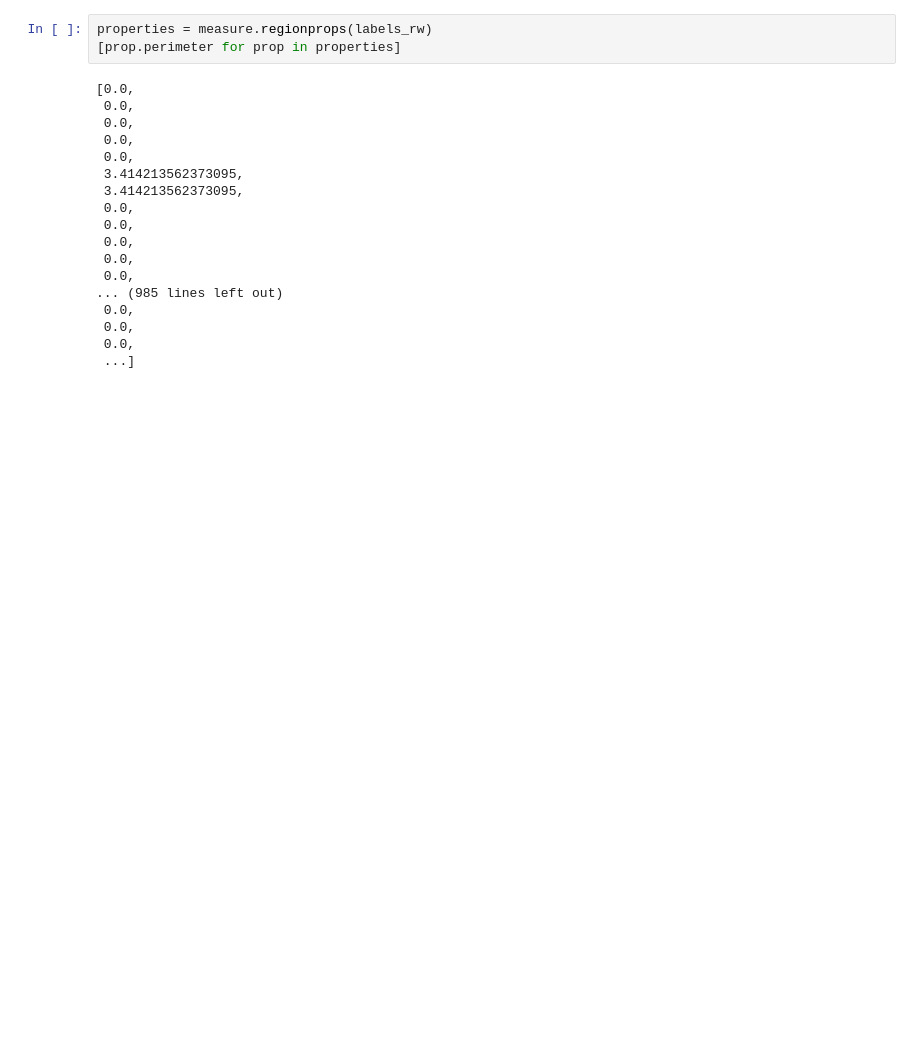
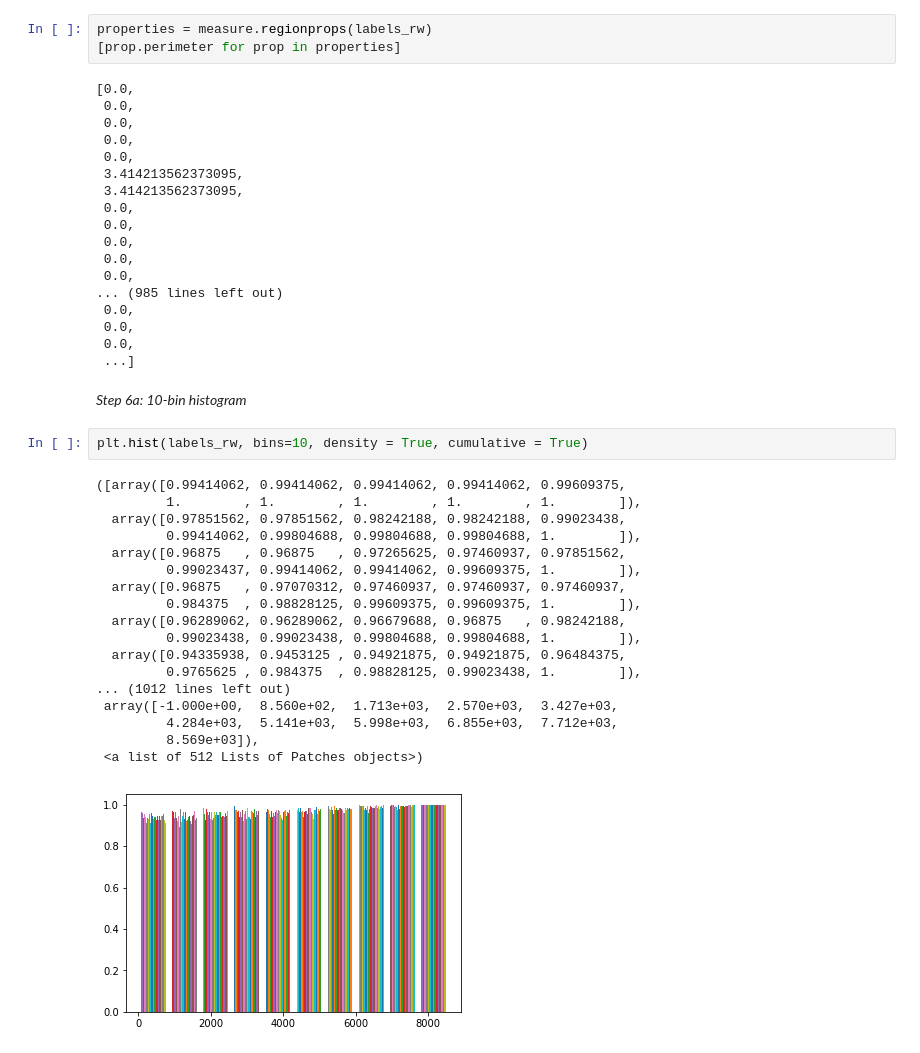
Before and after one commit to hhelmbre/Rockstar-Lifestyle, a Jupyter notebook: examples/Object-Statistics.ipynb, the cells around one changed output. Drawn from its saved outputs; the diff is of its cells as text; blank space fills up the shorter version.

```diff
--- a/examples/Object-Statistics.ipynb
+++ b/examples/Object-Statistics.ipynb
@@ -122,3 +130,26 @@ properties = measure.regionprops(labels_rw)
  0.0,
  0.0,
  ...]
+# %% [markdown]
+*Step 6a: 10-bin histogram*
+# %%
+plt.hist(labels_rw, bins=10, density = True, cumulative = True)
+# %% [output]
+([array([0.99414062, 0.99414062, 0.99414062, 0.99414062, 0.99609375,
+         1.        , 1.        , 1.        , 1.        , 1.        ]),
+  array([0.97851562, 0.97851562, 0.98242188, 0.98242188, 0.99023438,
+         0.99414062, 0.99804688, 0.99804688, 0.99804688, 1.        ]),
+  array([0.96875   , 0.96875   , 0.97265625, 0.97460937, 0.97851562,
+         0.99023437, 0.99414062, 0.99414062, 0.99609375, 1.        ]),
+  array([0.96875   , 0.97070312, 0.97460937, 0.97460937, 0.97460937,
+         0.984375  , 0.98828125, 0.99609375, 0.99609375, 1.        ]),
+  array([0.96289062, 0.96289062, 0.96679688, 0.96875   , 0.98242188,
+         0.99023438, 0.99023438, 0.99804688, 0.99804688, 1.        ]),
+  array([0.94335938, 0.9453125 , 0.94921875, 0.94921875, 0.96484375,
+         0.9765625 , 0.984375  , 0.98828125, 0.99023438, 1.        ]),
+... (1012 lines left out)
+ array([-1.000e+00,  8.560e+02,  1.713e+03,  2.570e+03,  3.427e+03,
+         4.284e+03,  5.141e+03,  5.998e+03,  6.855e+03,  7.712e+03,
+         8.569e+03]),
+ <a list of 512 Lists of Patches objects>)
+[figure, added]
```
Also changed, not shown: parts of 4 cells of this notebook.
